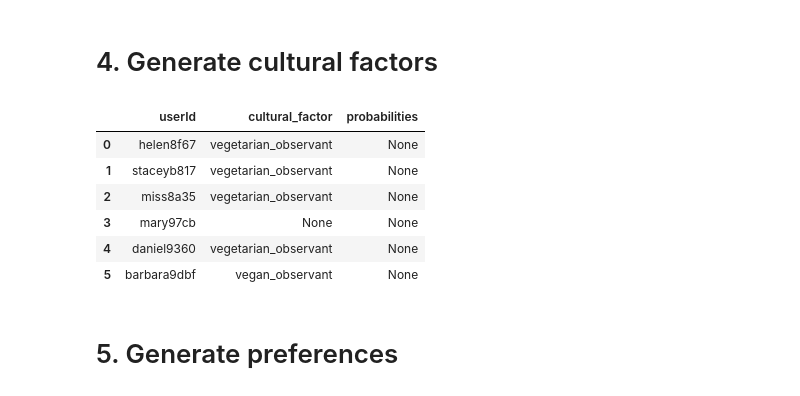
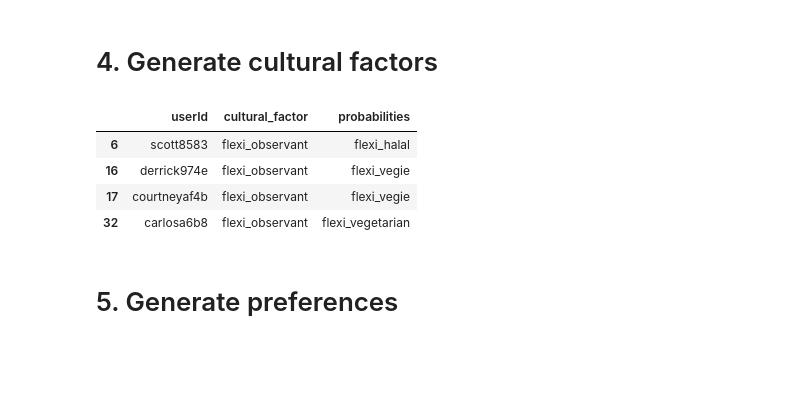
Before and after one commit to aislab-hevs/synthetic_data_nutrition_generation, a Jupyter notebook: src/generator_notebook.ipynb, the cells around one changed output. Saved outputs shown, nothing was run; the diff lists cells and outputs as text; code cells hidden in the pictures; blank space fills up the shorter version.

```diff
--- a/src/generator_notebook.ipynb
+++ b/src/generator_notebook.ipynb
@@ -317,10 +311,0 @@ def generate_probabilities_for_flexi(cultural_factors):
-# %%
-df_cultural_factors.head(6)
-# %% [output]
-|  | userId | cultural_factor | probabilities |
-| 0 | helen8f67 | vegetarian_observant | None |
-| 1 | staceyb817 | vegetarian_observant | None |
-| 2 | miss8a35 | vegetarian_observant | None |
-| 3 | mary97cb | None | None |
-| 4 | daniel9360 | vegetarian_observant | None |
-| 5 | barbara9dbf | vegan_observant | None |
@@ -327,3 +338,11 @@ df_cultural_factors.head(6)
+# %%
+df_cultural_factors[df_cultural_factors["cultural_factor"] == "flexi_observant"].head(4)
+# %% [output]
+|  | userId | cultural_factor | probabilities |
+| 6 | scott8583 | flexi_observant | flexi_halal |
+| 16 | derrick974e | flexi_observant | flexi_vegie |
+| 17 | courtneyaf4b | flexi_observant | flexi_vegie |
+| 32 | carlosa6b8 | flexi_observant | flexi_vegetarian |
 # %%
 df_cultural_factors.to_csv("cultural_factors.csv", index=False)
 # %% [markdown]
```
Also changed, not shown: parts of 25 cells of this notebook.
